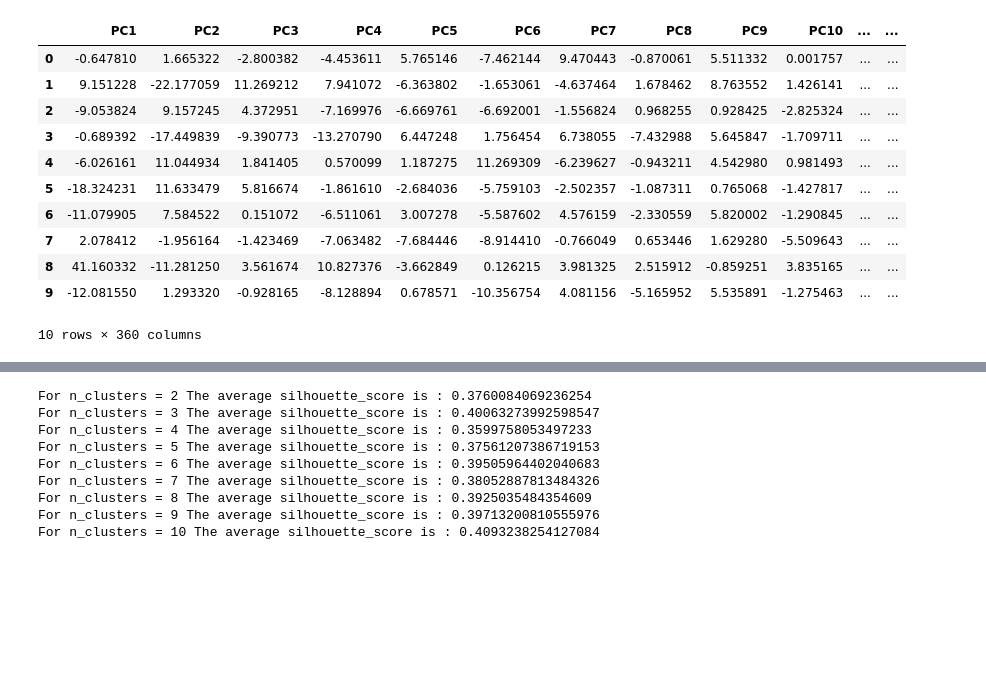
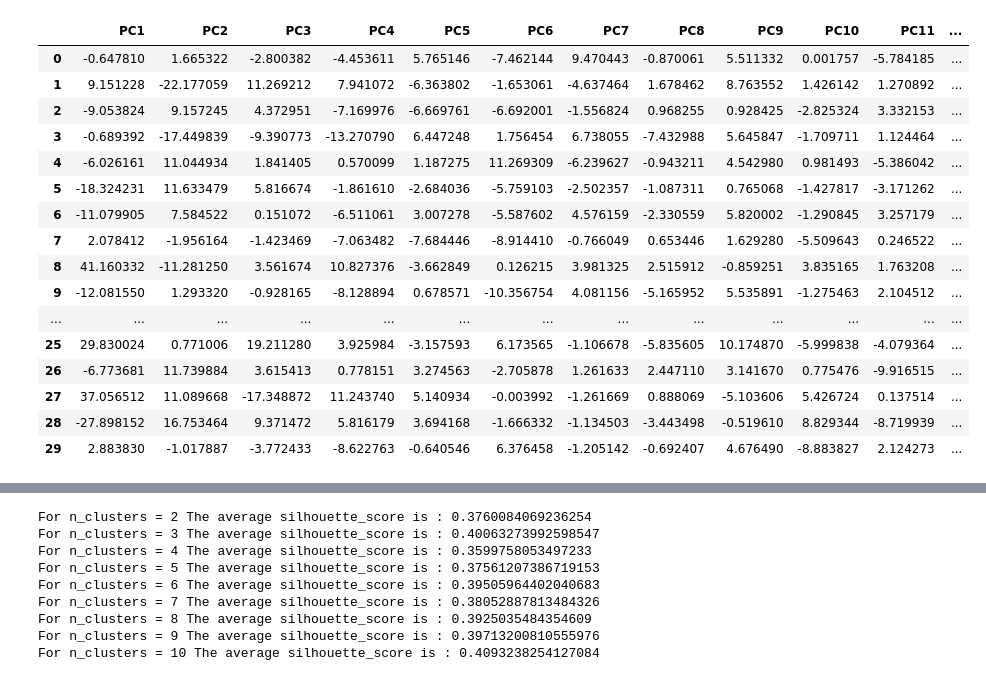
Before and after one commit to zhaoguoxiang/ML-for-NLO-gamma, a Jupyter notebook: dl_models/pca.ipynb, the cells around one changed output, grey strips where cells are left out. Cells and saved outputs as stored; diff of their text form; code cells hidden in the pictures; blank space fills up the shorter version.

```diff
--- a/dl_models/pca.ipynb
+++ b/dl_models/pca.ipynb
@@ -27,5 +82,5 @@ descriptors = data.values
 # %%
 descriptors_std = StandardScaler().fit_transform(descriptors)
 # %%
-pca = PCA()
+pca = PCA(n_components=20)
 descriptors_2d = pca.fit_transform(descriptors_std)
@@ -32,20 +144,25 @@ descriptors_2d = pca.fit_transform(descriptors_std)
 # %%
 descriptors_pca= pd.DataFrame(descriptors_2d)
 descriptors_pca.index = data.index
 descriptors_pca.columns = ['PC{}'.format(i+1) for i in descriptors_pca.columns]
-descriptors_pca.head(10)
+descriptors_pca.head(30)
 # %% [output]
-|  | PC1 | PC2 | PC3 | PC4 | PC5 | PC6 | PC7 | PC8 | PC9 | PC10 | ... | ... |
-| 0 | -0.647810 | 1.665322 | -2.800382 | -4.453611 | 5.765146 | -7.462144 | 9.470443 | -0.870061 | 5.511332 | 0.001757 | ... | ... |
-| 1 | 9.151228 | -22.177059 | 11.269212 | 7.941072 | -6.363802 | -1.653061 | -4.637464 | 1.678462 | 8.763552 | 1.426141 | ... | ... |
-| 2 | -9.053824 | 9.157245 | 4.372951 | -7.169976 | -6.669761 | -6.692001 | -1.556824 | 0.968255 | 0.928425 | -2.825324 | ... | ... |
-| 3 | -0.689392 | -17.449839 | -9.390773 | -13.270790 | 6.447248 | 1.756454 | 6.738055 | -7.432988 | 5.645847 | -1.709711 | ... | ... |
-| 4 | -6.026161 | 11.044934 | 1.841405 | 0.570099 | 1.187275 | 11.269309 | -6.239627 | -0.943211 | 4.542980 | 0.981493 | ... | ... |
-| 5 | -18.324231 | 11.633479 | 5.816674 | -1.861610 | -2.684036 | -5.759103 | -2.502357 | -1.087311 | 0.765068 | -1.427817 | ... | ... |
-| 6 | -11.079905 | 7.584522 | 0.151072 | -6.511061 | 3.007278 | -5.587602 | 4.576159 | -2.330559 | 5.820002 | -1.290845 | ... | ... |
-| 7 | 2.078412 | -1.956164 | -1.423469 | -7.063482 | -7.684446 | -8.914410 | -0.766049 | 0.653446 | 1.629280 | -5.509643 | ... | ... |
-| 8 | 41.160332 | -11.281250 | 3.561674 | 10.827376 | -3.662849 | 0.126215 | 3.981325 | 2.515912 | -0.859251 | 3.835165 | ... | ... |
-| 9 | -12.081550 | 1.293320 | -0.928165 | -8.128894 | 0.678571 | -10.356754 | 4.081156 | -5.165952 | 5.535891 | -1.275463 | ... | ... |
+|  | PC1 | PC2 | PC3 | PC4 | PC5 | PC6 | PC7 | PC8 | PC9 | PC10 | PC11 | ... |
+| 0 | -0.647810 | 1.665322 | -2.800382 | -4.453611 | 5.765146 | -7.462144 | 9.470443 | -0.870061 | 5.511332 | 0.001757 | -5.784185 | ... |
+| 1 | 9.151228 | -22.177059 | 11.269212 | 7.941072 | -6.363802 | -1.653061 | -4.637464 | 1.678462 | 8.763552 | 1.426142 | 1.270892 | ... |
+| 2 | -9.053824 | 9.157245 | 4.372951 | -7.169976 | -6.669761 | -6.692001 | -1.556824 | 0.968255 | 0.928425 | -2.825324 | 3.332153 | ... |
+| 3 | -0.689392 | -17.449839 | -9.390773 | -13.270790 | 6.447248 | 1.756454 | 6.738055 | -7.432988 | 5.645847 | -1.709711 | 1.124464 | ... |
+| 4 | -6.026161 | 11.044934 | 1.841405 | 0.570099 | 1.187275 | 11.269309 | -6.239627 | -0.943211 | 4.542980 | 0.981493 | -5.386042 | ... |
+| 5 | -18.324231 | 11.633479 | 5.816674 | -1.861610 | -2.684036 | -5.759103 | -2.502357 | -1.087311 | 0.765068 | -1.427817 | -3.171262 | ... |
+| 6 | -11.079905 | 7.584522 | 0.151072 | -6.511061 | 3.007278 | -5.587602 | 4.576159 | -2.330559 | 5.820002 | -1.290845 | 3.257179 | ... |
+| 7 | 2.078412 | -1.956164 | -1.423469 | -7.063482 | -7.684446 | -8.914410 | -0.766049 | 0.653446 | 1.629280 | -5.509643 | 0.246522 | ... |
+| 8 | 41.160332 | -11.281250 | 3.561674 | 10.827376 | -3.662849 | 0.126215 | 3.981325 | 2.515912 | -0.859251 | 3.835165 | 1.763208 | ... |
+| 9 | -12.081550 | 1.293320 | -0.928165 | -8.128894 | 0.678571 | -10.356754 | 4.081156 | -5.165952 | 5.535891 | -1.275463 | 2.104512 | ... |
+| ... | ... | ... | ... | ... | ... | ... | ... | ... | ... | ... | ... | ... |
+| 25 | 29.830024 | 0.771006 | 19.211280 | 3.925984 | -3.157593 | 6.173565 | -1.106678 | -5.835605 | 10.174870 | -5.999838 | -4.079364 | ... |
+| 26 | -6.773681 | 11.739884 | 3.615413 | 0.778151 | 3.274563 | -2.705878 | 1.261633 | 2.447110 | 3.141670 | 0.775476 | -9.916515 | ... |
+| 27 | 37.056512 | 11.089668 | -17.348872 | 11.243740 | 5.140934 | -0.003992 | -1.261669 | 0.888069 | -5.103606 | 5.426724 | 0.137514 | ... |
+| 28 | -27.898152 | 16.753464 | 9.371472 | 5.816179 | 3.694168 | -1.666332 | -1.134503 | -3.443498 | -0.519610 | 8.829344 | -8.719939 | ... |
+| 29 | 2.883830 | -1.017887 | -3.772433 | -8.622763 | -0.640546 | 6.376458 | -1.205142 | -0.692407 | 4.676490 | -8.883827 | 2.124273 | ... |
-10 rows × 360 columns
 # %%
 print(pca.explained_variance_ratio_)
```
Also changed, not shown: parts of 14 cells of this notebook, 17 other files.
